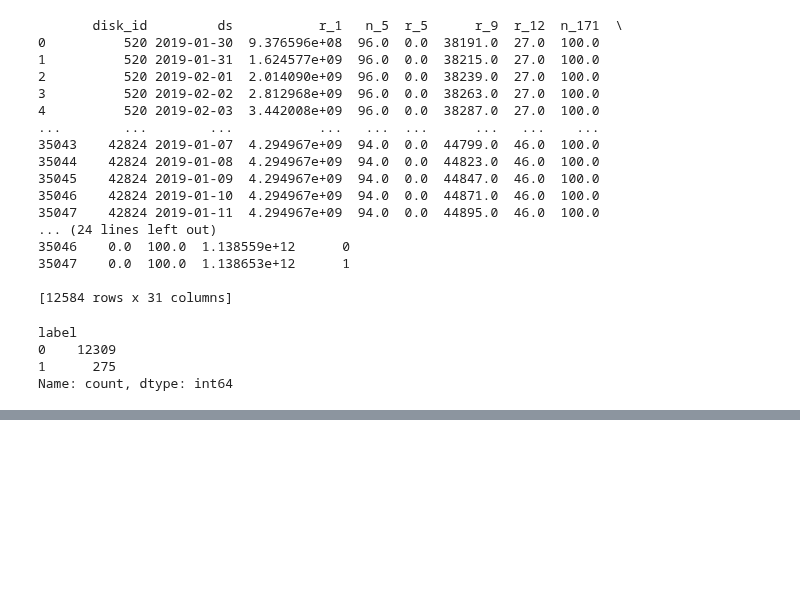
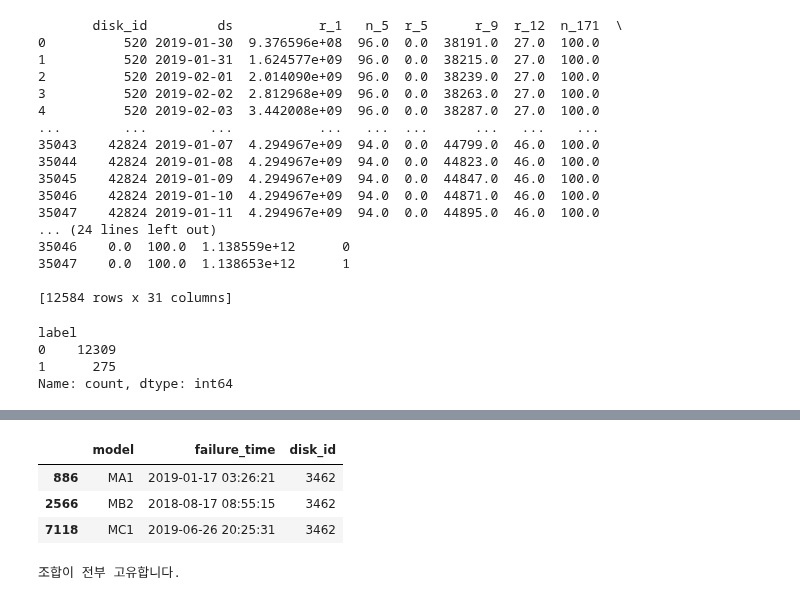
Before and after one commit to passion3659/ssd-failure, a Jupyter notebook: jeongyeol.ipynb, the cells around one changed output, grey strips where cells are left out. Cells and saved outputs as stored; diff of their text form; code cells hidden in the pictures; blank space fills up the shorter version.

```diff
--- a/jeongyeol.ipynb
+++ b/jeongyeol.ipynb
@@ -198,0 +249,17 @@ Name: count, dtype: int64
+# %%
+label[label['disk_id'] == 3462]
+# %% [output]
+|  | model | failure_time | disk_id |
+| 886 | MA1 | 2019-01-17 03:26:21 | 3462 |
+| 2566 | MB2 | 2018-08-17 08:55:15 | 3462 |
+| 7118 | MC1 | 2019-06-26 20:25:31 | 3462 |
+# %%
+is_unique_combination = label.groupby(['model', 'disk_id']).size().eq(1).all()
+
+# 결과 출력
+if is_unique_combination:
+    print("조합이 전부 고유합니다.")
+else:
+    print("조합에 중복이 있습니다.")
+# %% [output]
+조합이 전부 고유합니다.
```
Also changed, not shown: parts of 5 cells of this notebook, 1 other file.
